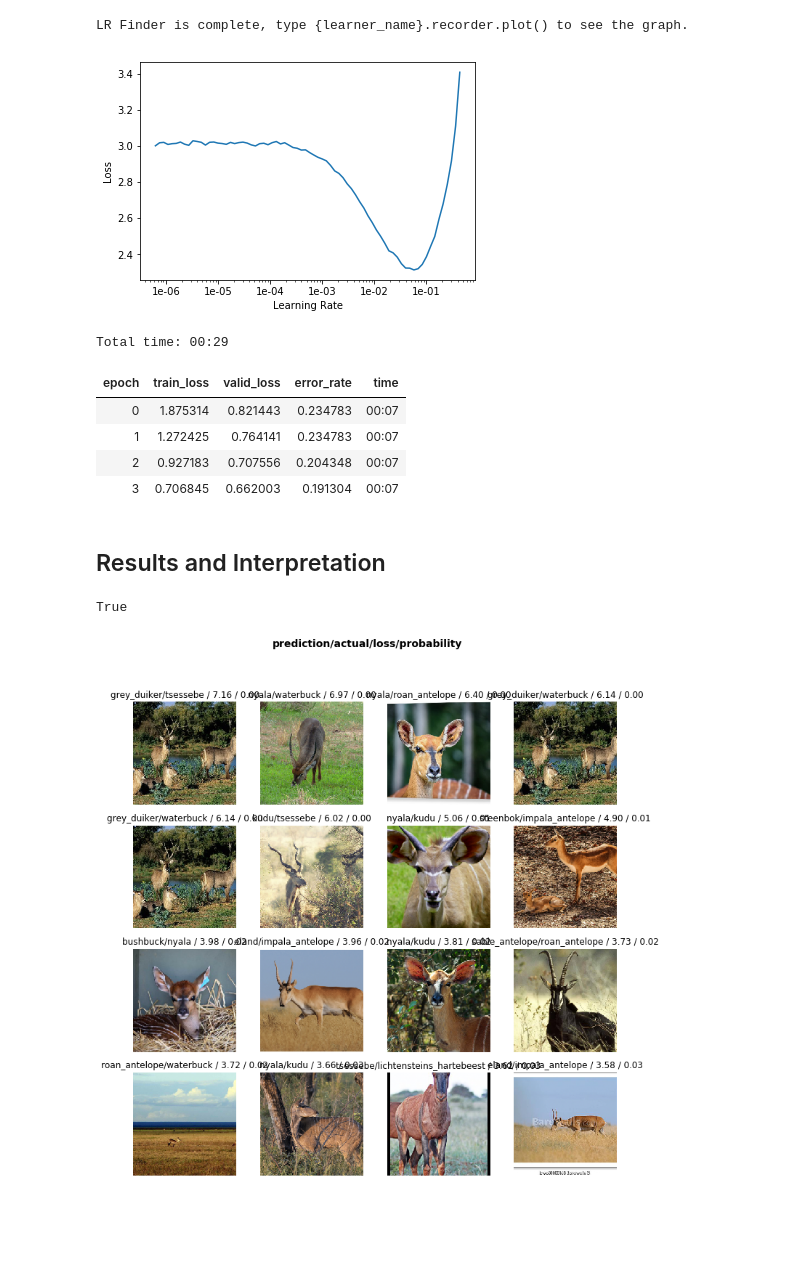
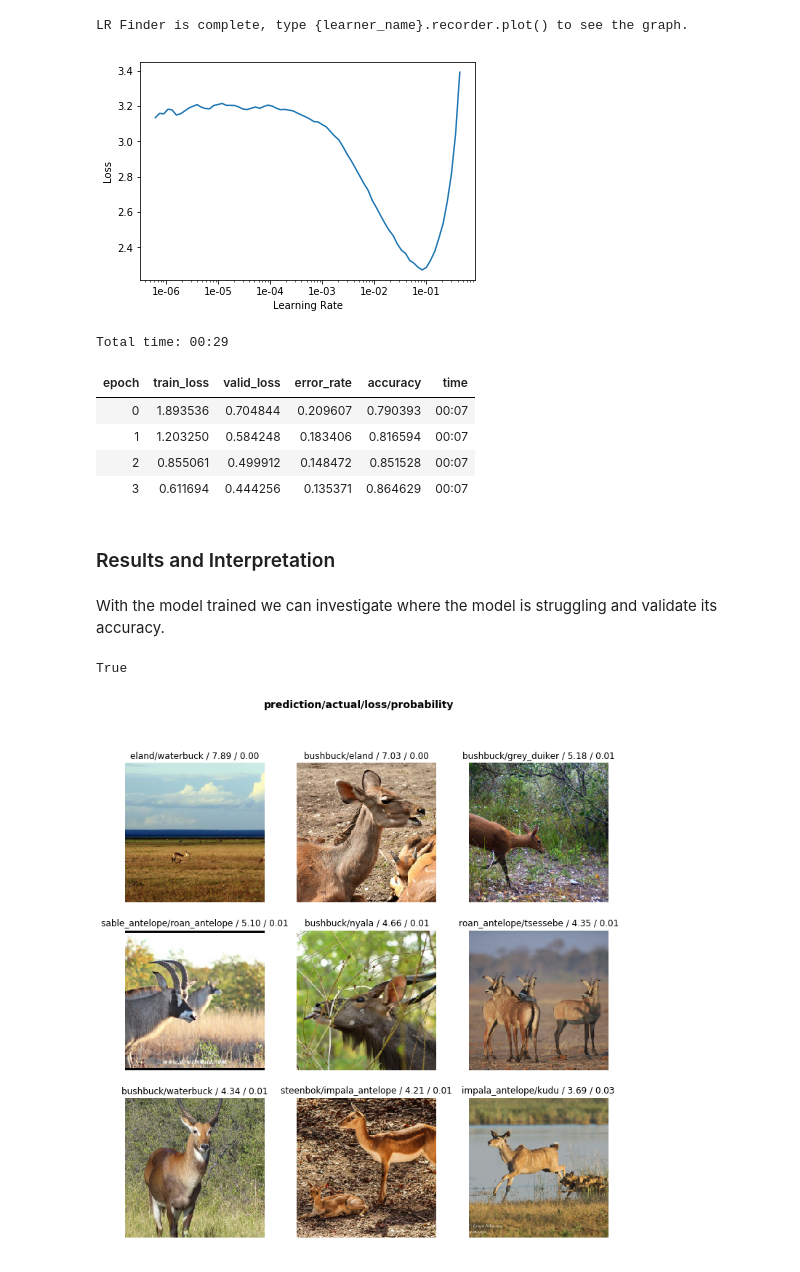
Before and after one commit to avanwyk/fastai-projects, a Jupyter notebook: antelope-classification/african_antelope_classification.ipynb, the cells around one changed output. Saved outputs shown, nothing was run; the diff lists cells and outputs as text; code cells hidden in the pictures; blank space fills up the shorter version.

Commit message:
Add image label validation
Minor refactoring of notebook.

```diff
--- a/antelope-classification/african_antelope_classification.ipynb
+++ b/antelope-classification/african_antelope_classification.ipynb
@@ -61,5 +71,5 @@ len(image_data.classes), image_data.c
 # %%
-learn = cnn_learner(image_data, ARCHITECTURE, metrics=error_rate)
+learn = cnn_learner(image_data, ARCHITECTURE, metrics=[error_rate, accuracy])
 # %%
 learn.model
 # %% [output]
@@ -90,17 +102,19 @@ LR Finder is complete, type {learner_name}.recorder.plot() to see the graph.
 # %%
 learn.recorder.plot()
 # %% [output]
-[figure, old version]
+[figure, new version]
 # %%
 learn.fit_one_cycle(4, max_lr=slice(1e-3, 1e-2))
 # %% [output]
 Total time: 00:29
-| epoch | train_loss | valid_loss | error_rate | time |
-| 0 | 1.875314 | 0.821443 | 0.234783 | 00:07 |
-| 1 | 1.272425 | 0.764141 | 0.234783 | 00:07 |
-| 2 | 0.927183 | 0.707556 | 0.204348 | 00:07 |
-| 3 | 0.706845 | 0.662003 | 0.191304 | 00:07 |
+| epoch | train_loss | valid_loss | error_rate | accuracy | time |
+| 0 | 1.893536 | 0.704844 | 0.209607 | 0.790393 | 00:07 |
+| 1 | 1.203250 | 0.584248 | 0.183406 | 0.816594 | 00:07 |
+| 2 | 0.855061 | 0.499912 | 0.148472 | 0.851528 | 00:07 |
+| 3 | 0.611694 | 0.444256 | 0.135371 | 0.864629 | 00:07 |
 # %%
 learn.save('stage-1')
 # %% [markdown]
-## Results and Interpretation
+### Results and Interpretation
+# %% [markdown]
+With the model trained we can investigate where the model is struggling and validate its accuracy.
@@ -113,9 +129,9 @@ len(image_data.valid_ds) == len(losses)
 # %% [output]
 True
 # %%
-interp.plot_top_losses(16, heatmap=False)
+interp.plot_top_losses(9, heatmap=False)
 # %% [output]
-[figure, old version]
+[figure, new version]
 # %%
 interp.plot_confusion_matrix(figsize=(12,12), dpi=60)
 # %% [output]
```
Also changed, not shown: parts of 24 cells of this notebook, 1 other file.
